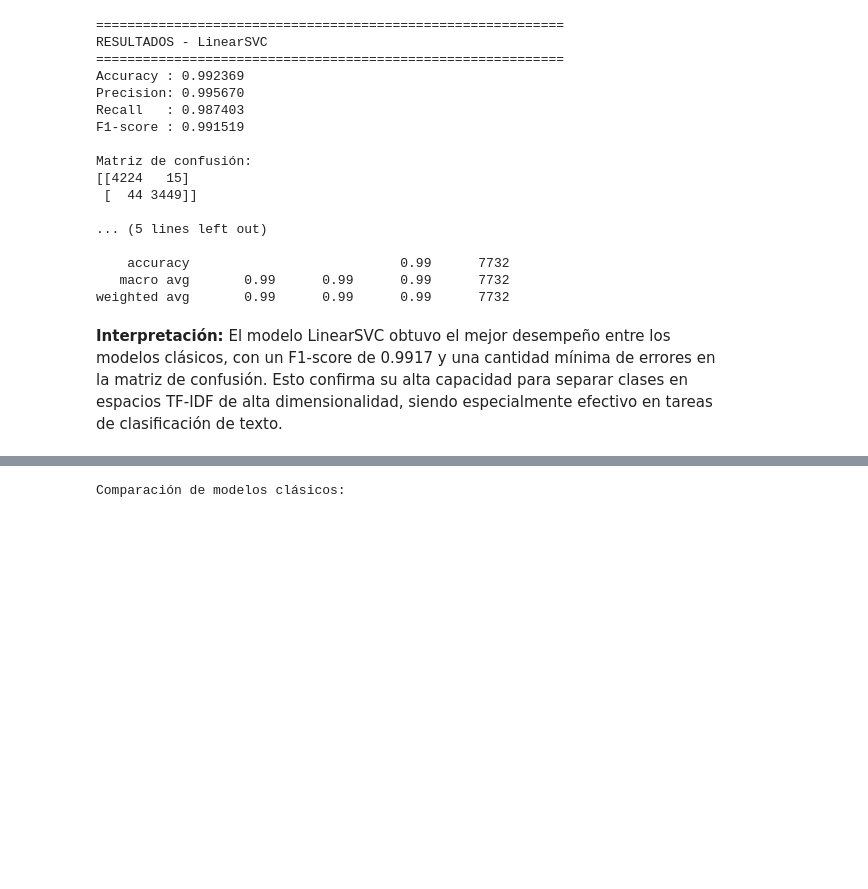
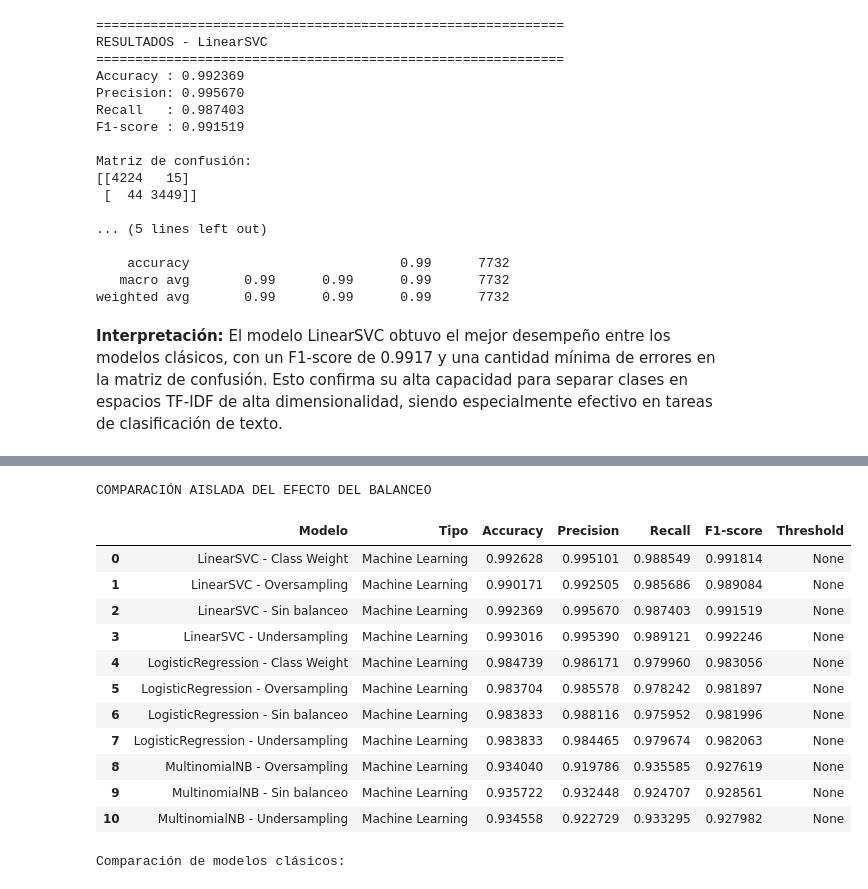
Before and after one commit to AlejandroDart/fake-news-system, a Jupyter notebook: fake-news-ai/02_Modelado_Comparacion_FakeNews.ipynb, the cells around one changed output, grey strips where cells are left out. Saved outputs shown, nothing was run; the diff lists cells and outputs as text; code cells hidden in the pictures; blank space fills up the shorter version.

```diff
--- a/fake-news-ai/02_Modelado_Comparacion_FakeNews.ipynb
+++ b/fake-news-ai/02_Modelado_Comparacion_FakeNews.ipynb
@@ -340,3 +460,30 @@ X_val_tfidf  : (5799, 15000)
 X_test_tfidf : (7732, 15000)
 # %% [markdown]
 **Explicación:** En esta celda se aplica la vectorización TF-IDF para transformar el texto en una representación numérica adecuada para los modelos clásicos. Se limita a 15,000 características y unigramas, priorizando eficiencia computacional y capturando la relevancia estadística de las palabras dentro del corpus.
+# %%
+# ==========================================
+# CELDA 7.1: TF-IDF independiente para experimento de balanceo
+# ==========================================
+
+tfidf_under_exp = TfidfVectorizer(
+    stop_words="english",
+    max_features=15000,
+    ngram_range=(1, 1),
+    dtype=np.float32
+)
+
+X_train_under_tfidf_exp = tfidf_under_exp.fit_transform(X_train_under)
+X_test_under_tfidf_exp = tfidf_under_exp.transform(X_test)
+
+
+tfidf_over_exp = TfidfVectorizer(
+    stop_words="english",
+    max_features=15000,
+    ngram_range=(1, 1),
+    dtype=np.float32
+)
+
+X_train_over_tfidf_exp = tfidf_over_exp.fit_transform(X_train_over)
+X_test_over_tfidf_exp = tfidf_over_exp.transform(X_test)
+
+print("TF-IDF experimental para balanceo completado.")
@@ -478,2 +711,28 @@ weighted avg       0.99      0.99      0.99      7732
+# %%
+# ==========================================
+# CELDA 15.1: Comparación aislada del efecto del balanceo
+# ==========================================
+
+comparacion_balanceo_exp = pd.DataFrame([
+    {k: v for k, v in r.items() if k not in ["conf_matrix", "y_pred"]}
+    for r in resultados_balanceo_exp
+]).sort_values(by=["Modelo", "F1-score"], ascending=[True, False]).reset_index(drop=True)
+
+print("COMPARACIÓN AISLADA DEL EFECTO DEL BALANCEO")
+display(comparacion_balanceo_exp)
+# %% [output]
+COMPARACIÓN AISLADA DEL EFECTO DEL BALANCEO
+|  | Modelo | Tipo | Accuracy | Precision | Recall | F1-score | Threshold |
+| 0 | LinearSVC - Class Weight | Machine Learning | 0.992628 | 0.995101 | 0.988549 | 0.991814 | None |
+| 1 | LinearSVC - Oversampling | Machine Learning | 0.990171 | 0.992505 | 0.985686 | 0.989084 | None |
+| 2 | LinearSVC - Sin balanceo | Machine Learning | 0.992369 | 0.995670 | 0.987403 | 0.991519 | None |
+| 3 | LinearSVC - Undersampling | Machine Learning | 0.993016 | 0.995390 | 0.989121 | 0.992246 | None |
+| 4 | LogisticRegression - Class Weight | Machine Learning | 0.984739 | 0.986171 | 0.979960 | 0.983056 | None |
+| 5 | LogisticRegression - Oversampling | Machine Learning | 0.983704 | 0.985578 | 0.978242 | 0.981897 | None |
+| 6 | LogisticRegression - Sin balanceo | Machine Learning | 0.983833 | 0.988116 | 0.975952 | 0.981996 | None |
+| 7 | LogisticRegression - Undersampling | Machine Learning | 0.983833 | 0.984465 | 0.979674 | 0.982063 | None |
+| 8 | MultinomialNB - Oversampling | Machine Learning | 0.934040 | 0.919786 | 0.935585 | 0.927619 | None |
+| 9 | MultinomialNB - Sin balanceo | Machine Learning | 0.935722 | 0.932448 | 0.924707 | 0.928561 | None |
+| 10 | MultinomialNB - Undersampling | Machine Learning | 0.934558 | 0.922729 | 0.933295 | 0.927982 | None |
 # %%
 # ==========================================
```
Also changed, not shown: parts of 34 cells of this notebook, 2 other files.
